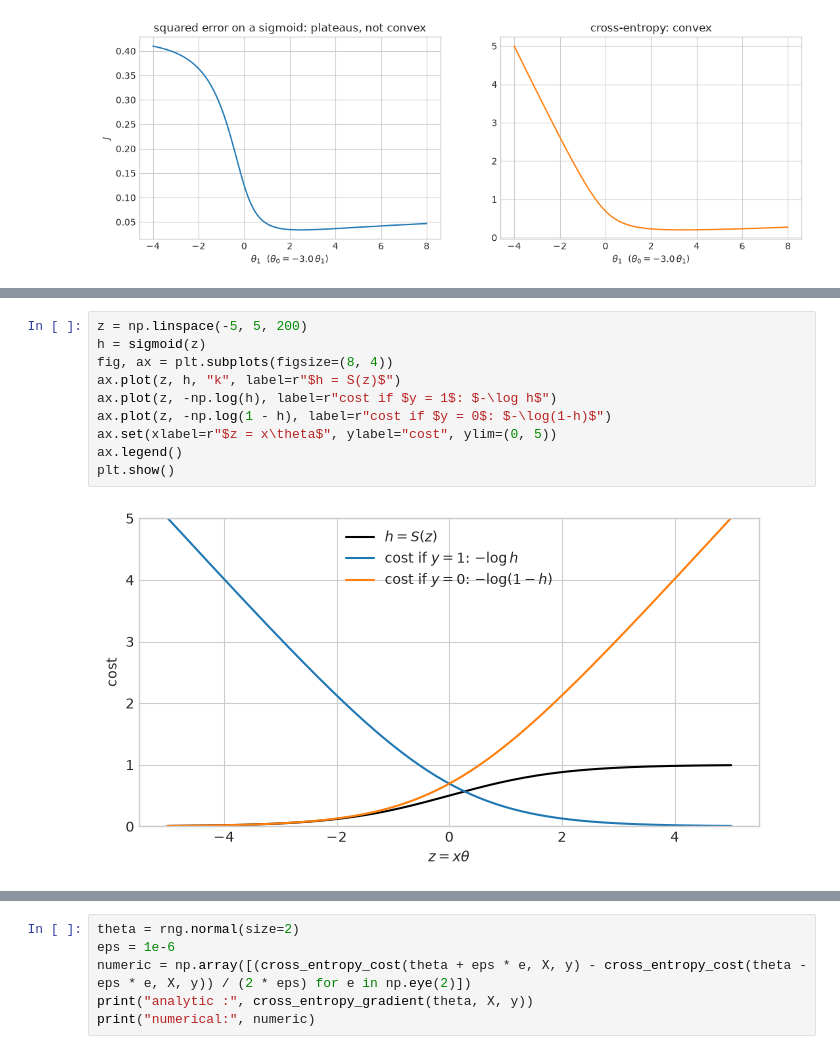
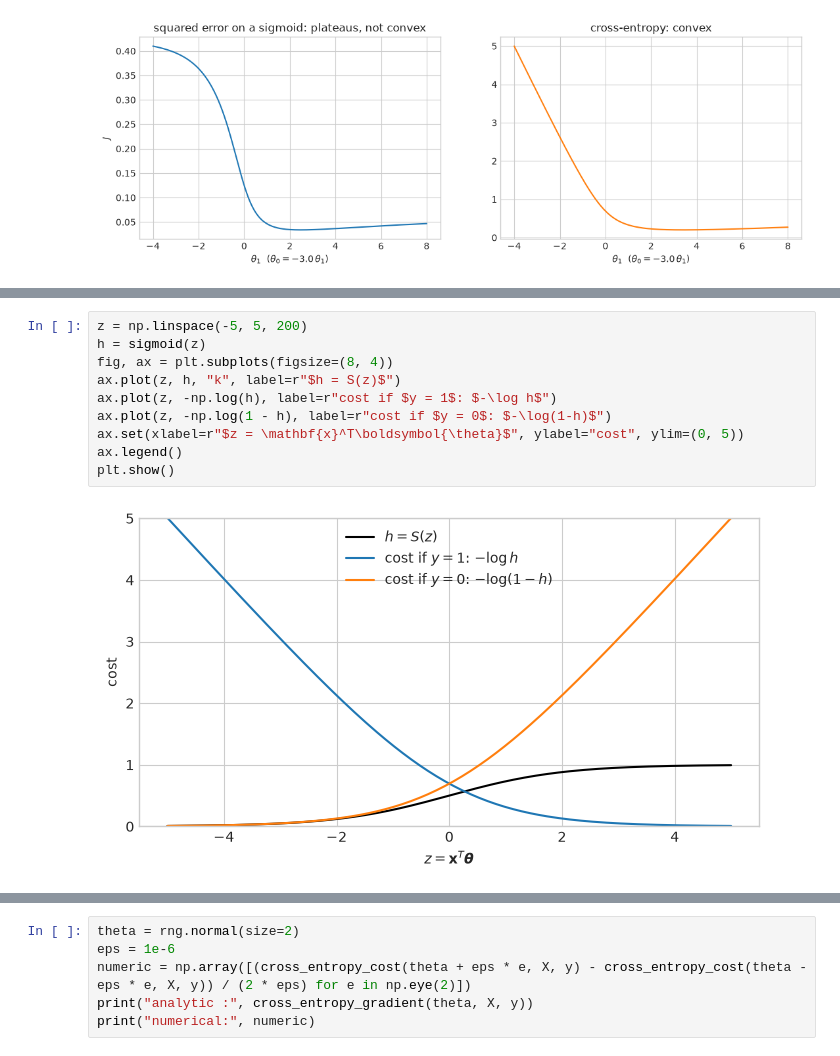
Before and after one commit to AGE90/notes-on-ml, a Jupyter notebook: notebooks/02_logistic_regression/02_cost_and_gradient.ipynb, the cells around one changed output, grey strips where cells are left out. Cells and saved outputs as stored; diff of their text form.

```diff
--- a/notebooks/02_logistic_regression/02_cost_and_gradient.ipynb
+++ b/notebooks/02_logistic_regression/02_cost_and_gradient.ipynb
@@ -85,15 +85,15 @@ $$
 # %%
 z = np.linspace(-5, 5, 200)
 h = sigmoid(z)
 fig, ax = plt.subplots(figsize=(8, 4))
 ax.plot(z, h, "k", label=r"$h = S(z)$")
 ax.plot(z, -np.log(h), label=r"cost if $y = 1$: $-\log h$")
 ax.plot(z, -np.log(1 - h), label=r"cost if $y = 0$: $-\log(1-h)$")
-ax.set(xlabel=r"$z = x\theta$", ylabel="cost", ylim=(0, 5))
+ax.set(xlabel=r"$z = \mathbf{x}^T\boldsymbol{\theta}$", ylabel="cost", ylim=(0, 5))
 ax.legend()
 plt.show()
 # %% [output]
-[figure, old version]
+[figure, new version]
 # %% [markdown]
 - For $y = 1$: if $z \gg 0$ the hypothesis is right ($h \approx 1$) and the cost is $\approx 0$; if $z \ll 0$ it is confidently wrong and the cost $\to \infty$.
 - For $y = 0$: the mirror image.
```
Also changed, not shown: parts of 6 cells of this notebook, 24 other files.
